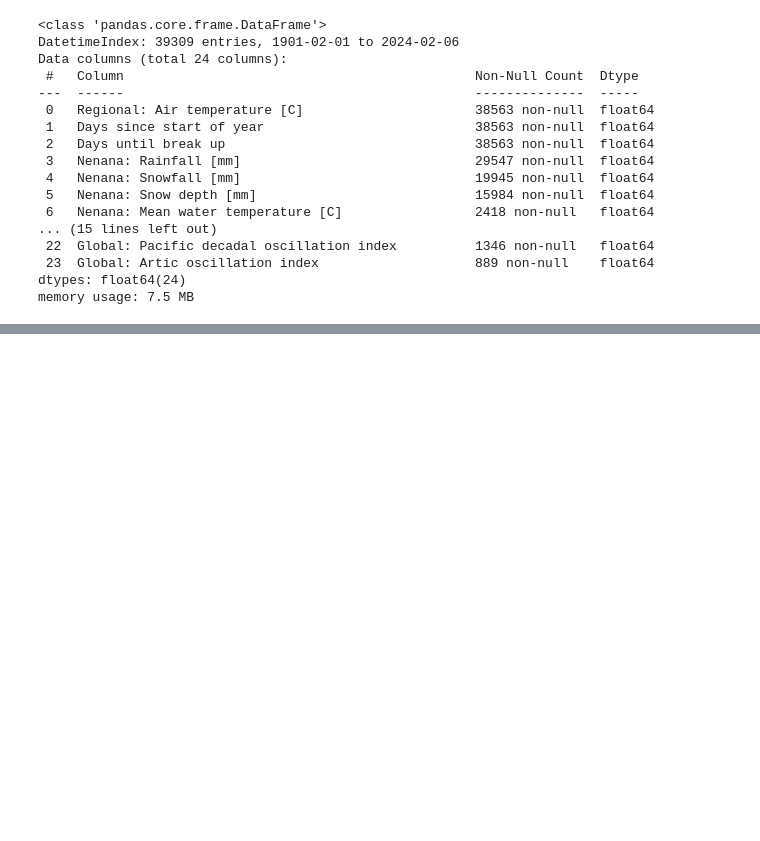
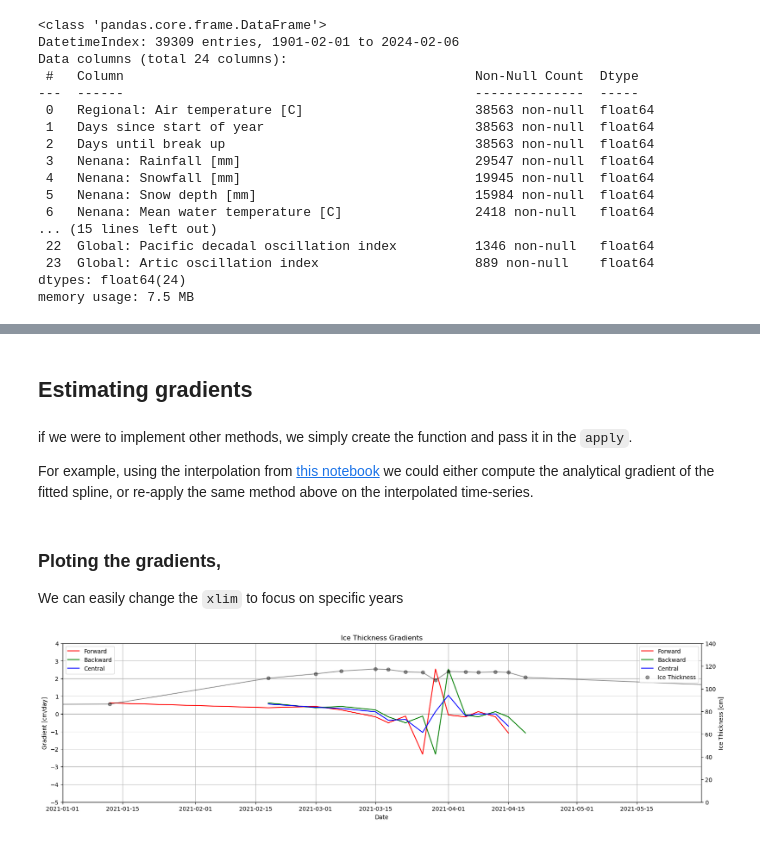
Before and after one commit to iceclassic/mude, a Jupyter notebook: book/Part_1/w3_mude.ipynb, the cells around one changed output, grey strips where cells are left out. Drawn from its saved outputs; the diff is of its cells as text; code cells hidden in the pictures; blank space fills up the shorter version.

Commit message:
added plots

```diff
--- a/book/Part_1/w3_mude.ipynb
+++ b/book/Part_1/w3_mude.ipynb
@@ -209,0 +209,2 @@ ParserError: Error tokenizing data. C error: Expected 1 fields in line 6, saw 2
+# %% [markdown]
+## Estimating gradients
@@ -209,0 +233,42 @@ ParserError: Error tokenizing data. C error: Expected 1 fields in line 6, saw 2
+# %%
+result = Ice_thickness.groupby(Ice_thickness.index.year).apply(lambda x: finite_differences(x))
+result = result.reset_index(level=0, drop=True)
+# %% [markdown]
+if we were to implement other methods, we simply create the function and  pass  it in the `apply`.
+
+For example, using the interpolation from [this notebook](https://github.com/iceclassic/mude/blob/main/book/Part_1/Resampling_%26_Interpolation.ipynb) we could either compute the analytical gradient of the fitted spline, or re-apply the same method above on the interpolated time-series.
+# %% [markdown]
+### Ploting the gradients,
+We can easily change the `xlim` to focus on specific years
+# %%
+fig, ax1 = plt.subplots(figsize=(20, 5))
+
+
+ax1.plot(result['forward'], label='Forward', color='red')
+ax1.plot(result['backward'], label='Backward', color='green')
+ax1.plot(result['central'], label='Central', color='blue')
+
+ax1.set_ylabel('Gradient [cm/day]')
+ax1.set_xlabel('Date')
+ax1.set_title('Ice Thickness Gradients')
+ax1.grid()
+ax1.set_ylim([-5, 4])
+
+# change the x-axis to show  a selscted range
+ax1.set_xlim(pd.Timestamp('2021-01-01'), pd.Timestamp('2021-05-30'))
+ax1.legend(loc='upper left')
+
+ax2 = ax1.twinx()
+ax2.scatter(Ice_thickness.index, Ice_thickness, color='black', alpha=0.4, label='Ice Thickness')
+ax2.plot(Ice_thickness.index, Ice_thickness, color='black', alpha=0.4)
+ax2.set_ylabel('Ice Thickness [cm]')
+ax2.set_ylim([0, 140])
+
+
+lines, labels = ax1.get_legend_handles_labels()
+lines2, labels2 = ax2.get_legend_handles_labels()
+ax2.legend(lines + lines2, labels + labels2, loc='upper right')
+
+plt.show()
+# %% [output]
+[figure, added]
```
Also changed, not shown: parts of 10 cells of this notebook, 1 other file.
